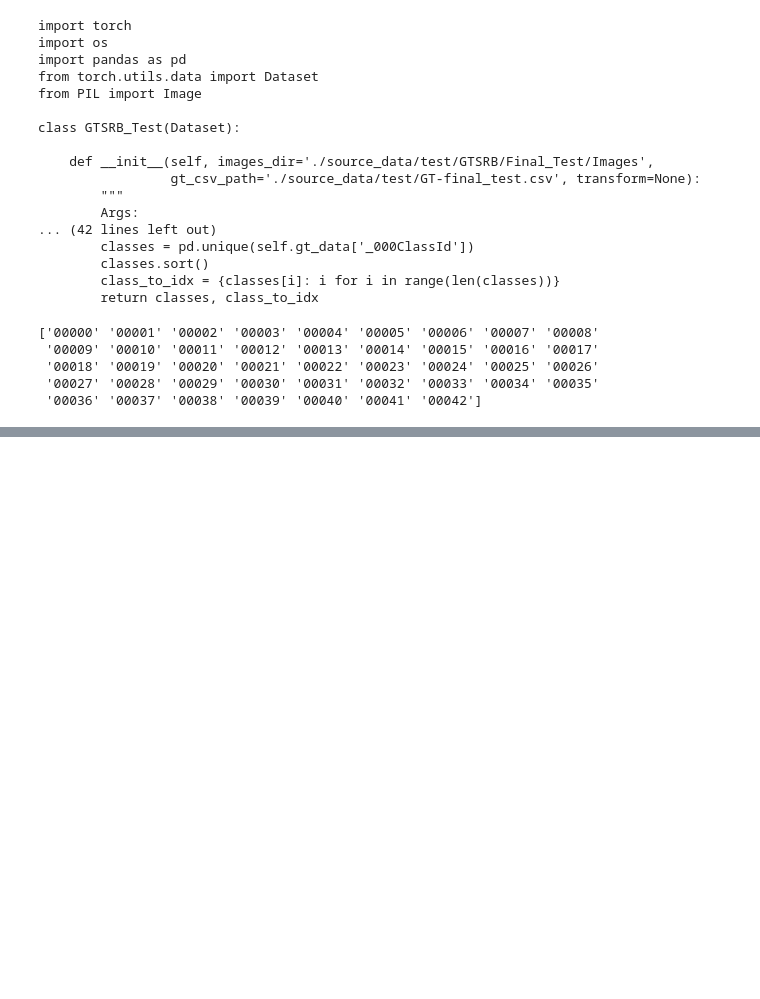
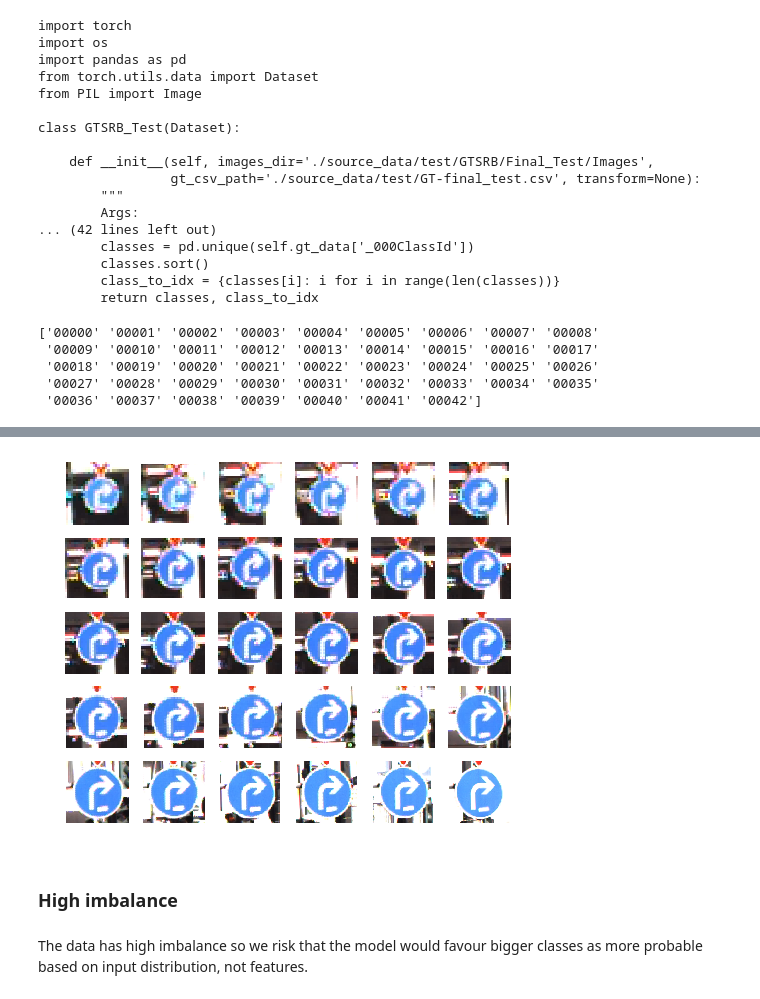
Before and after one commit to j99nowicki/ml_road_signs, a Jupyter notebook: 1 Download data.ipynb, the cells around one changed output, grey strips where cells are left out. Cells and saved outputs as stored; diff of their text form; code cells hidden in the pictures; blank space fills up the shorter version.

```diff
--- a/1 Download data.ipynb
+++ b/1 Download data.ipynb
@@ -144,0 +223,15 @@ Validation data loaded correctly!
+# %%
+fig = plt.figure(figsize=(8, 8))
+
+for i in range(30):
+    plt.subplot(6,6,i+1)
+    index = str(i).zfill(5)
+    plt.axis('off')
+    img=mpimg.imread('./source_data/train/GTSRB/Final_Training/Images/00033/00001_'+index+'.ppm')
+    plt.imshow(img)
+# %% [output]
+[figure, added]
+# %% [markdown]
+### High imbalance
+# %% [markdown]
+The data has high imbalance so we risk that the model would favour bigger classes as more probable based on input distribution, not features.
```
Also changed, not shown: parts of 38 cells of this notebook, 1 other file.
